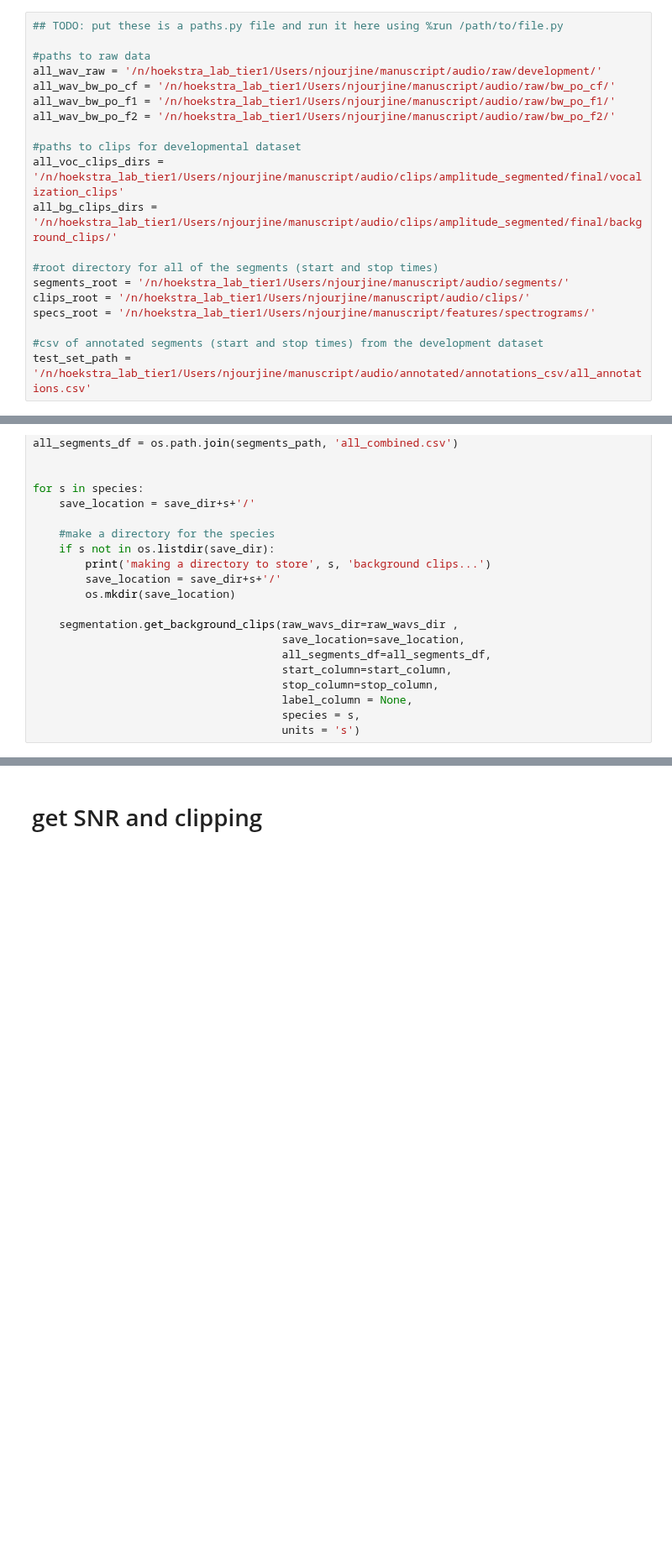
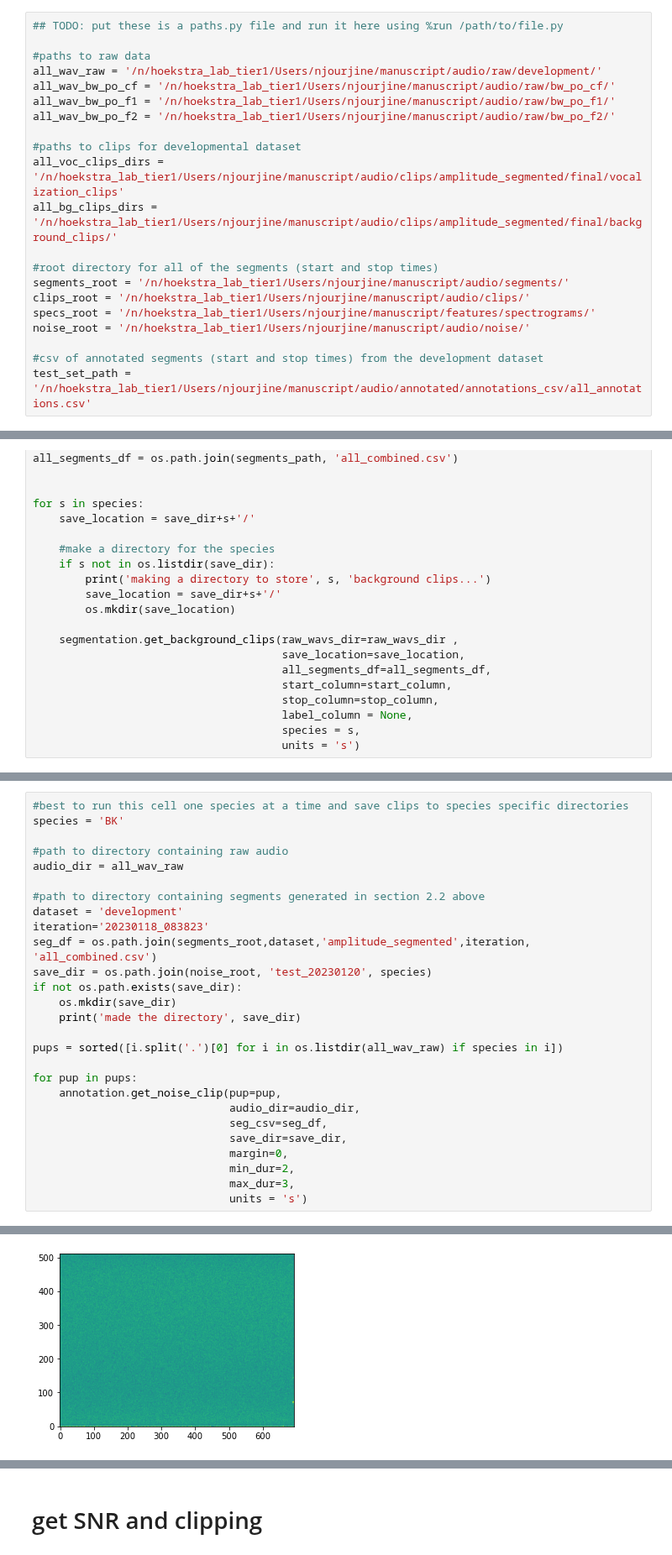
Before and after one commit to nickjourjine/peromyscus-pup-vocal-evolution, a Jupyter notebook: scripts/Segmenting and UMAP.ipynb, the cells around one changed output, grey strips where cells are left out. Shown at 84% size. Drawn from its saved outputs; the diff is of its cells as text; blank space fills up the shorter version.

Commit message:
added get_noise_clip()

```diff
--- a/scripts/Segmenting and UMAP.ipynb
+++ b/scripts/Segmenting and UMAP.ipynb
@@ -44,6 +44,7 @@ all_bg_clips_dirs = '/n/hoekstra_lab_tier1/Users/njourjine/manuscript/audio/clip
 segments_root = '/n/hoekstra_lab_tier1/Users/njourjine/manuscript/audio/segments/'
 clips_root = '/n/hoekstra_lab_tier1/Users/njourjine/manuscript/audio/clips/'
 specs_root = '/n/hoekstra_lab_tier1/Users/njourjine/manuscript/features/spectrograms/'
+noise_root = '/n/hoekstra_lab_tier1/Users/njourjine/manuscript/audio/noise/'
 
 #csv of annotated segments (start and stop times) from the development dataset
 test_set_path = '/n/hoekstra_lab_tier1/Users/njourjine/manuscript/audio/annotated/annotations_csv/all_annotations.csv'
@@ -440,0 +444,28 @@ for s in species:
+# %%
+#best to run this cell one species at a time and save clips to species specific directories
+species = 'BK'
+
+#path to directory containing raw audio
+audio_dir = all_wav_raw
+
+#path to directory containing segments generated in section 2.2 above
+dataset = 'development'
+iteration='20230118_083823'
+seg_df = os.path.join(segments_root,dataset,'amplitude_segmented',iteration, 'all_combined.csv')
+save_dir = os.path.join(noise_root, 'test_20230120', species)
+if not os.path.exists(save_dir):
+    os.mkdir(save_dir)
+    print('made the directory', save_dir)
+
+pups = sorted([i.split('.')[0] for i in os.listdir(all_wav_raw) if species in i])
+
+for pup in pups:
+    annotation.get_noise_clip(pup=pup,
+                              audio_dir=audio_dir,
+                              seg_csv=seg_df,
+                              save_dir=save_dir,
+                              margin=0,
+                              min_dur=2,
+                              max_dur=3,
+                              units = 's')
+# %% [output]
@@ -440,0 +481 @@ for s in species:
+[figure, added]
```
Also changed, not shown: parts of 3 cells of this notebook.
